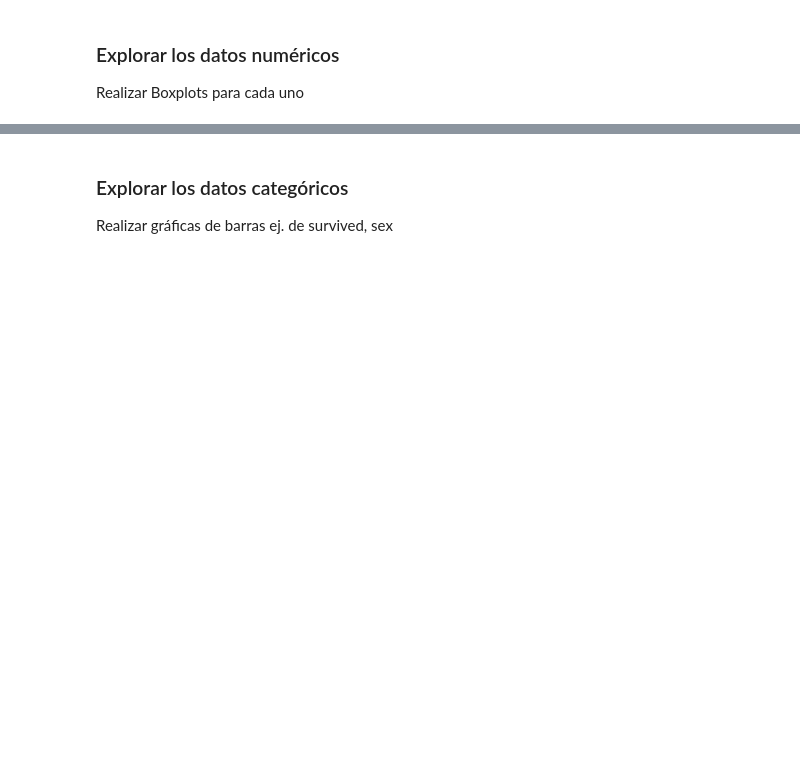
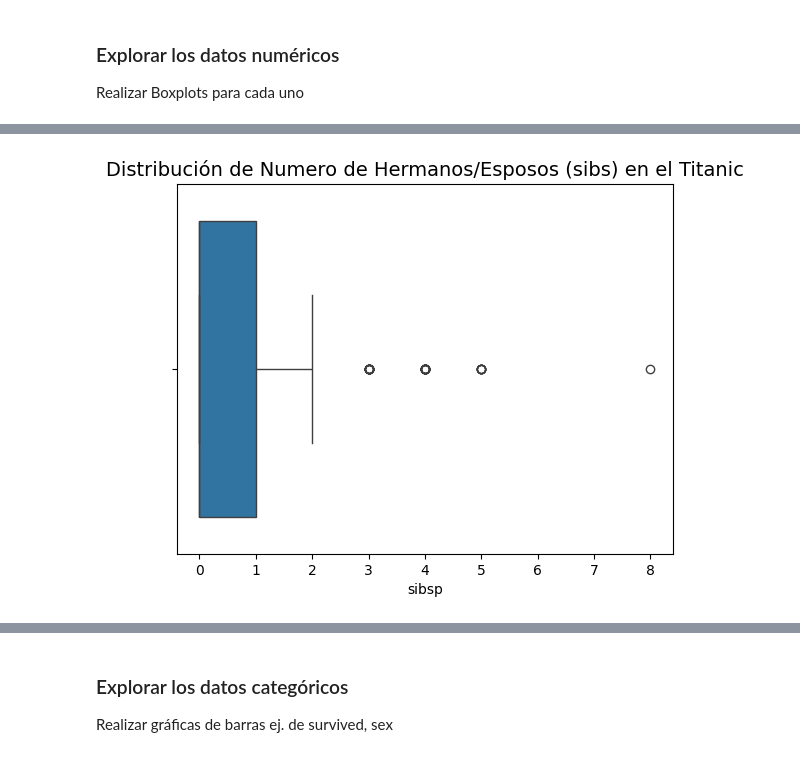
Before and after one commit to JosueSay/DataMining, a Jupyter notebook: ht/h1/03-Vida_facil.ipynb, the cells around one changed output, grey strips where cells are left out. Cells and saved outputs as stored; diff of their text form; code cells hidden in the pictures; blank space fills up the shorter version.

```diff
--- a/ht/h1/03-Vida_facil.ipynb
+++ b/ht/h1/03-Vida_facil.ipynb
@@ -107,0 +234,6 @@ Realizar Boxplots para cada uno
+# %%
+sns.boxplot(data=sibspDF, orient="h")
+plt.title("Distribución de Numero de Hermanos/Esposos (sibs) en el Titanic", fontsize=14)
+plt.show()
+# %% [output]
+[figure, added]
```
Also changed, not shown: parts of 38 cells of this notebook, 1 other file.
